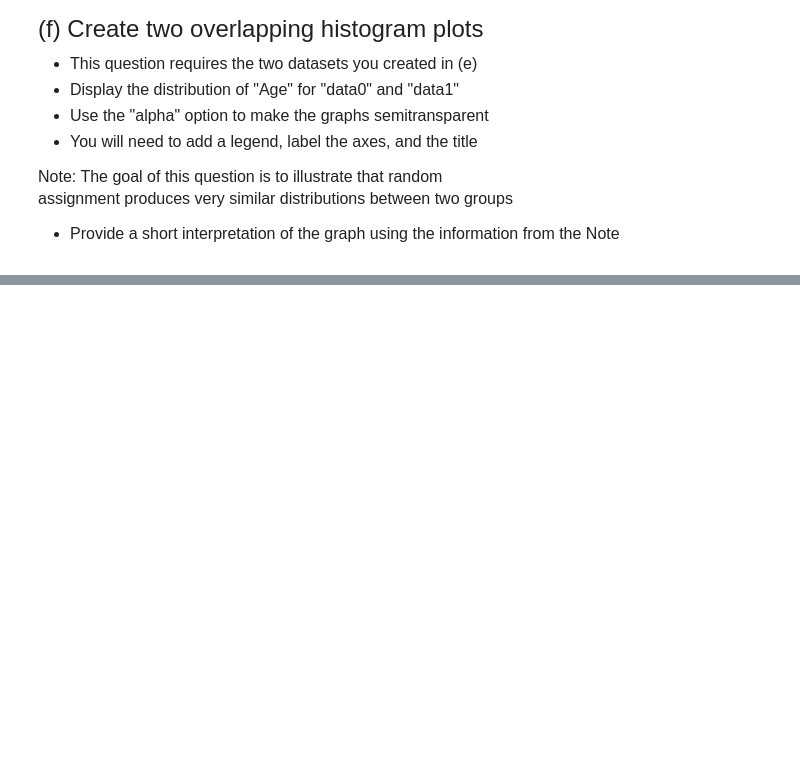
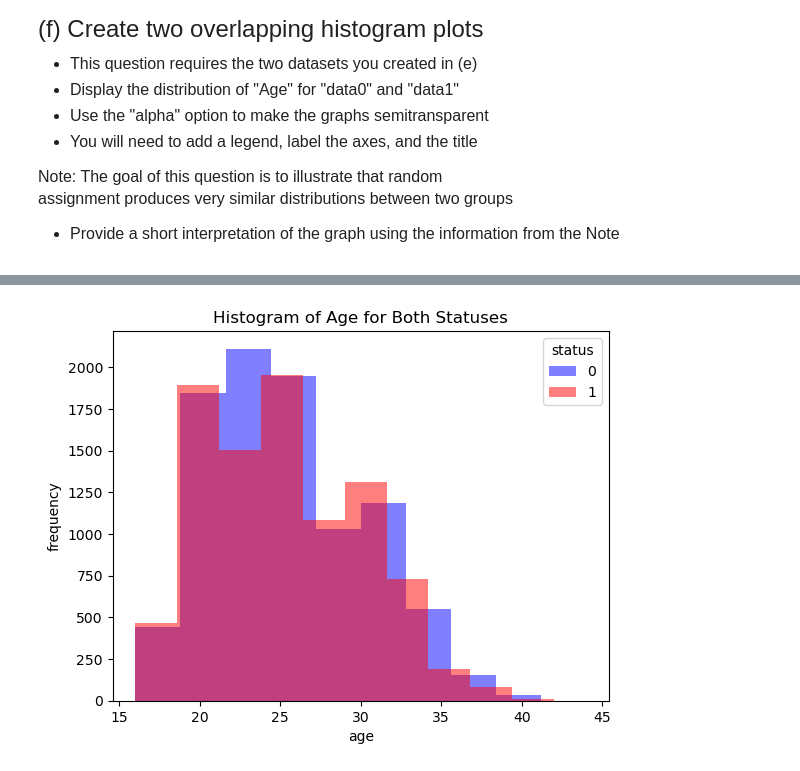
Before and after one commit to jadarro/qtm151_fall_2023, a Jupyter notebook: quizzes/quiz2/2374878_quiz2.ipynb, the cells around one changed output, grey strips where cells are left out. Cells and saved outputs as stored; diff of their text form; code cells hidden in the pictures; blank space fills up the shorter version.

```diff
--- a/quizzes/quiz2/2374878_quiz2.ipynb
+++ b/quizzes/quiz2/2374878_quiz2.ipynb
@@ -65,0 +79,14 @@ HINT: Use the ".apply()" function
+# %%
+# Write your own code
+
+def player_type(overall):
+    if overall < 85:
+        status = "Regular Player"
+        return(status)
+    elif overall >= 85:
+        status = "Top Player"
+        return(status)
+
+fifa["top players"] = fifa["Overall"].apply(player_type)
+fifa["top players"]
+fifa.head()
@@ -163,0 +283,11 @@ assignment produces very similar distributions between two groups
+# %%
+plt.hist(x = data0["Age"], alpha = 0.5, color = "blue")
+plt.hist(x = data1["Age"], alpha = 0.5, color = "red")
+plt.title("Histogram of Age for Both Statuses")
+plt.xlabel("age")
+plt.ylabel("frequency")
+plt.legend(labels = pd.unique(fifa["status"]),
+           title = "status")
+plt.show()
+# %% [output]
+[figure, added]
```
Also changed, not shown: parts of 17 cells of this notebook.
